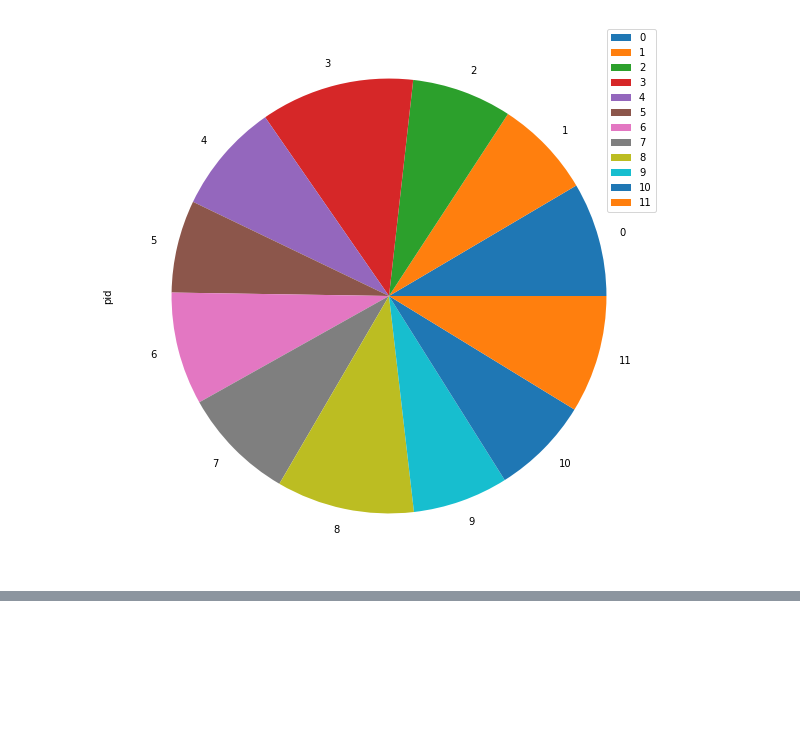
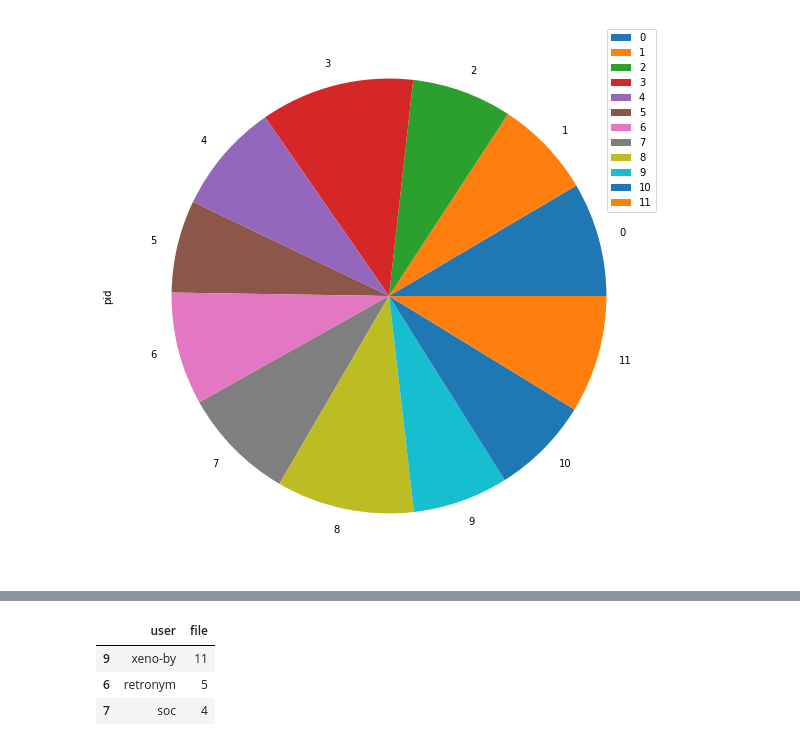
Before and after one commit to ZaidSultan10/dev_nation_student_EDA, a Jupyter notebook: lab_7_ids_2021_09_02-checkpoint.ipynb, the cells around one changed output, grey strips where cells are left out. Saved outputs shown, nothing was run; the diff lists cells and outputs as text; code cells hidden in the pictures; blank space fills up the shorter version.

```diff
--- a/lab_7_ids_2021_09_02-checkpoint.ipynb
+++ b/lab_7_ids_2021_09_02-checkpoint.ipynb
@@ -215,0 +218,9 @@ final_df['file'].head(10).reset_index()
+# %%
+z = top_three.groupby('user')['file'].count().reset_index()
+# %%
+z.sort_values(by='file',ascending=False).iloc[0:3]
+# %% [output]
+|  | user | file |
+| 9 | xeno-by | 11 |
+| 6 | retronym | 5 |
+| 7 | soc | 4 |
```
Also changed, not shown: parts of 15 cells of this notebook.
